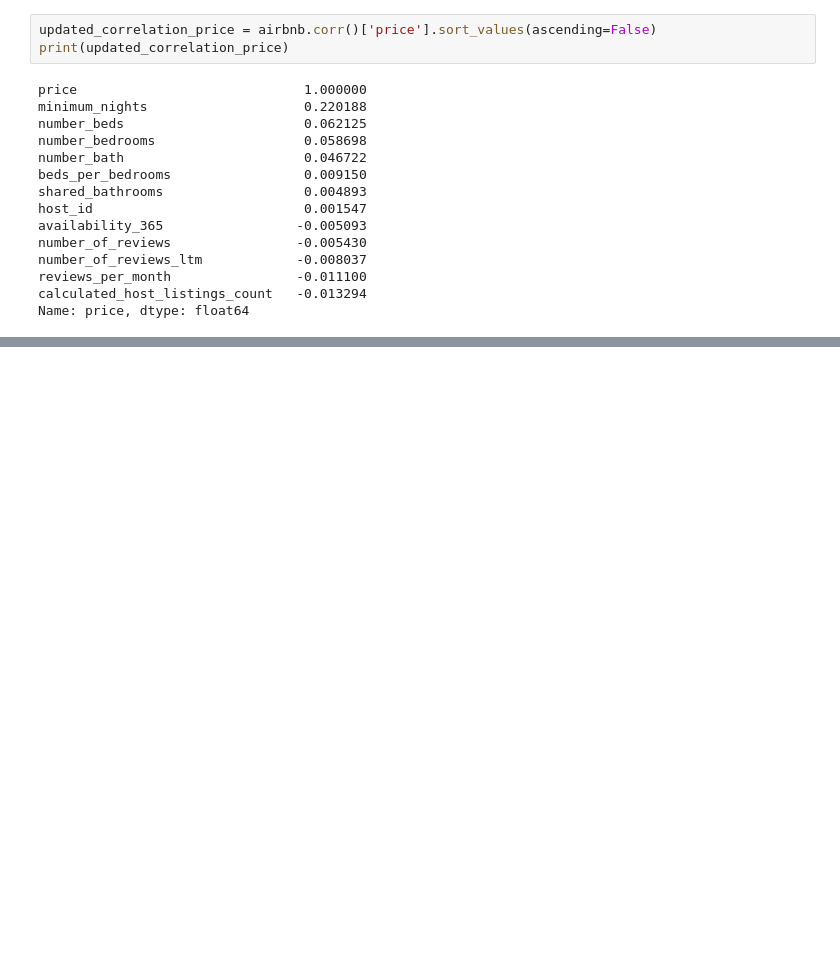
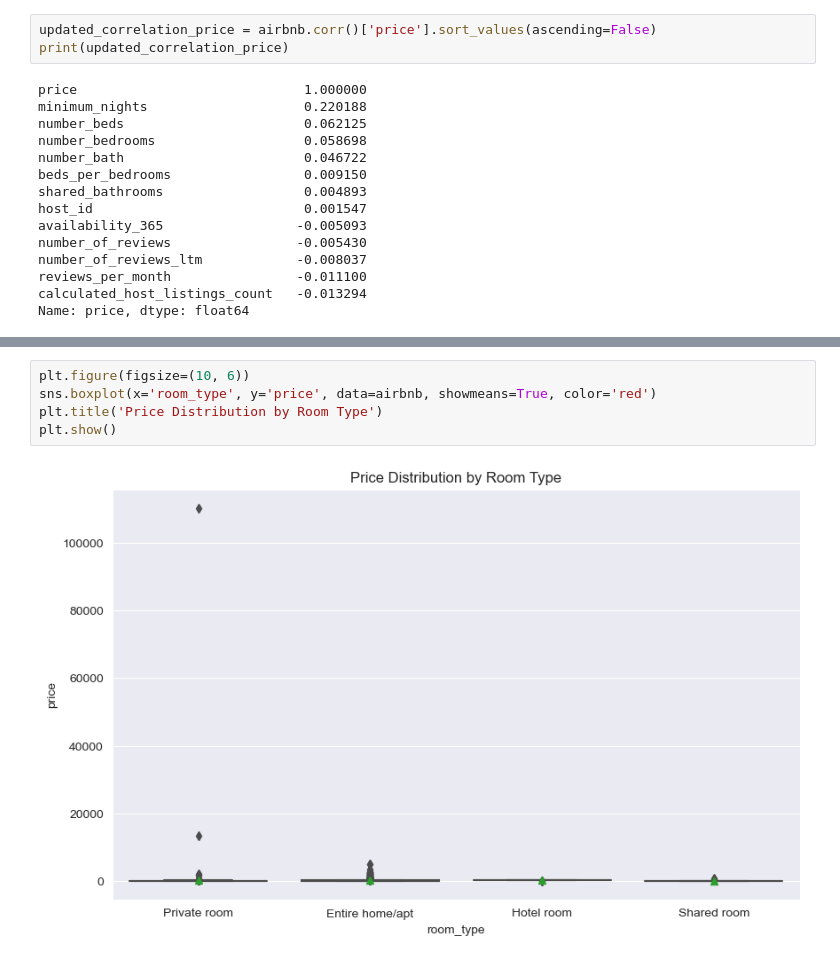
Before and after one commit to Marietagu/Airbnb_pricing_prediction, a Jupyter notebook: EDA_listings.ipynb, the cells around one changed output, grey strips where cells are left out. Drawn from its saved outputs; the diff is of its cells as text; blank space fills up the shorter version.

```diff
--- a/EDA_listings.ipynb
+++ b/EDA_listings.ipynb
@@ -149,0 +174,7 @@ Name: price, dtype: float64
+# %%
+plt.figure(figsize=(10, 6))
+sns.boxplot(x='room_type', y='price', data=airbnb, showmeans=True, color='red')
+plt.title('Price Distribution by Room Type')
+plt.show()
+# %% [output]
+[figure, added]
```
Also changed, not shown: parts of 11 cells of this notebook.
